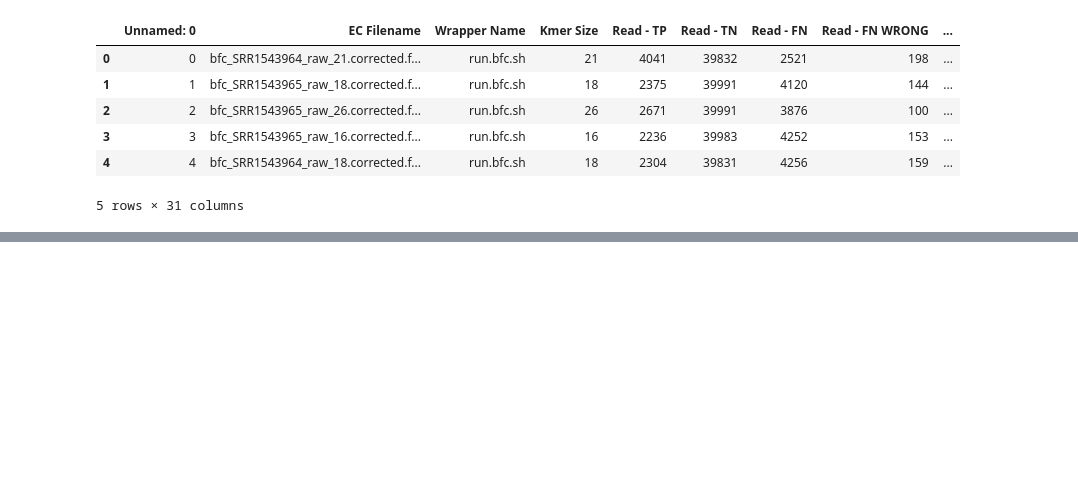
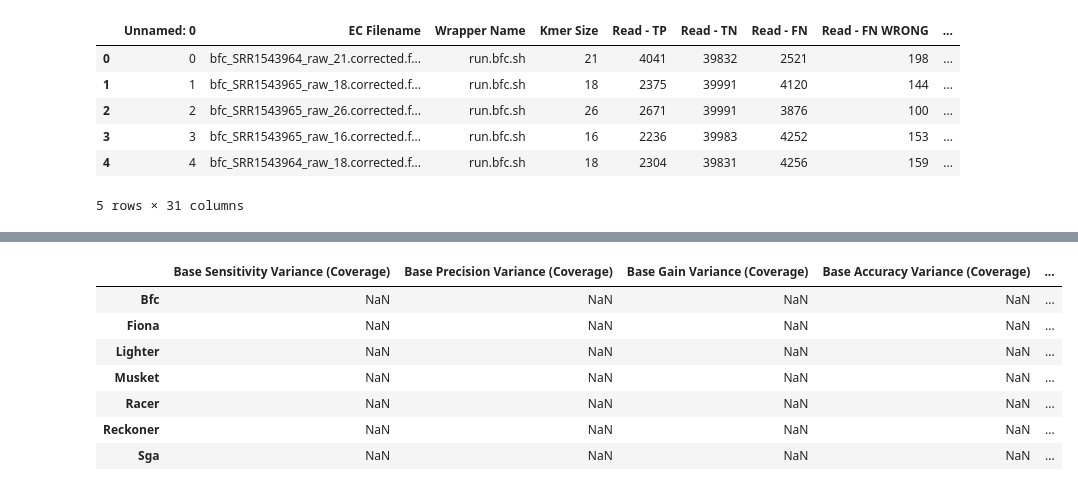
Before and after one commit to smangul1/error.correction.benchmarking, a Jupyter notebook: code.evaluation/scripts/RSR_Analysis.ipynb, the cells around one changed output, grey strips where cells are left out. Drawn from its saved outputs; the diff is of its cells as text; code cells hidden in the pictures; blank space fills up the shorter version.

```diff
--- a/code.evaluation/scripts/RSR_Analysis.ipynb
+++ b/code.evaluation/scripts/RSR_Analysis.ipynb
@@ -65,0 +111,24 @@ for i in ["Base Accuracy", "Base Gain", "Base Sensitivity"]:
+# %%
+data_kmer = data.groupby(['Tool','Kmer Size']).mean().groupby('Tool').var()[['Base Sensitivity', 'Base Precision', 'Base Gain', 'Base Accuracy']]
+data_cov = data.groupby(['Tool','Coverage']).mean().groupby('Tool').var()[['Base Sensitivity', 'Base Precision', 'Base Gain', 'Base Accuracy']]
+
+new = pd.concat([data_cov, data_kmer], axis=1, sort=False)
+new.columns = ['Base Sensitivity Variance (Coverage)',
+              'Base Precision Variance (Coverage)',
+              'Base Gain Variance (Coverage)',
+              'Base Accuracy Variance (Coverage)',
+              'Base Sensitivity Variance (Kmer Size)',
+              'Base Precision Variance (Kmer Size)',
+              'Base Gain Variance (Kmer Size)',
+              'Base Accuracy Variance (Kmer Size)']
+
+new
+# %% [output]
+|  | Base Sensitivity Variance (Coverage) | Base Precision Variance (Coverage) | Base Gain Variance (Coverage) | Base Accuracy Variance (Coverage) | ... |
+| Bfc | NaN | NaN | NaN | NaN | ... |
+| Fiona | NaN | NaN | NaN | NaN | ... |
+| Lighter | NaN | NaN | NaN | NaN | ... |
+| Musket | NaN | NaN | NaN | NaN | ... |
+| Racer | NaN | NaN | NaN | NaN | ... |
+| Reckoner | NaN | NaN | NaN | NaN | ... |
+| Sga | NaN | NaN | NaN | NaN | ... |
```
Also changed, not shown: parts of 6 cells of this notebook, 3 other files.
